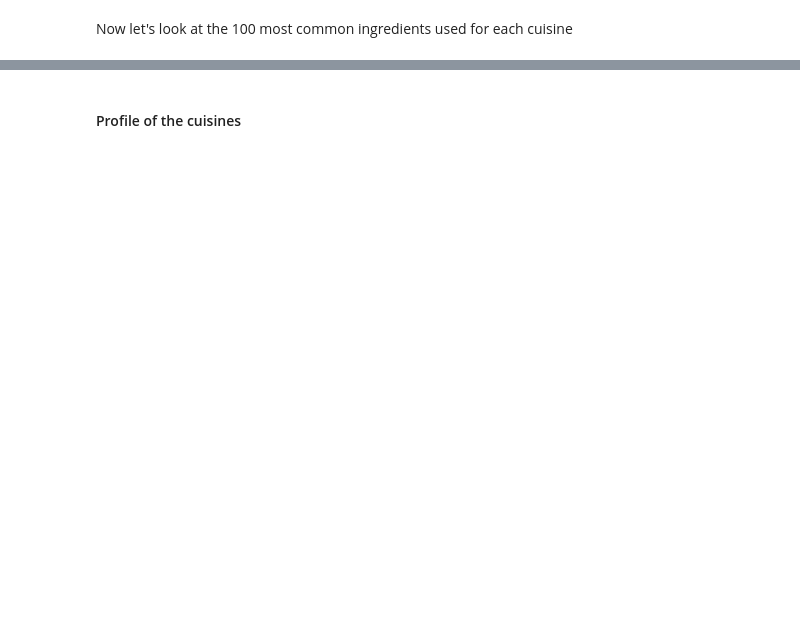
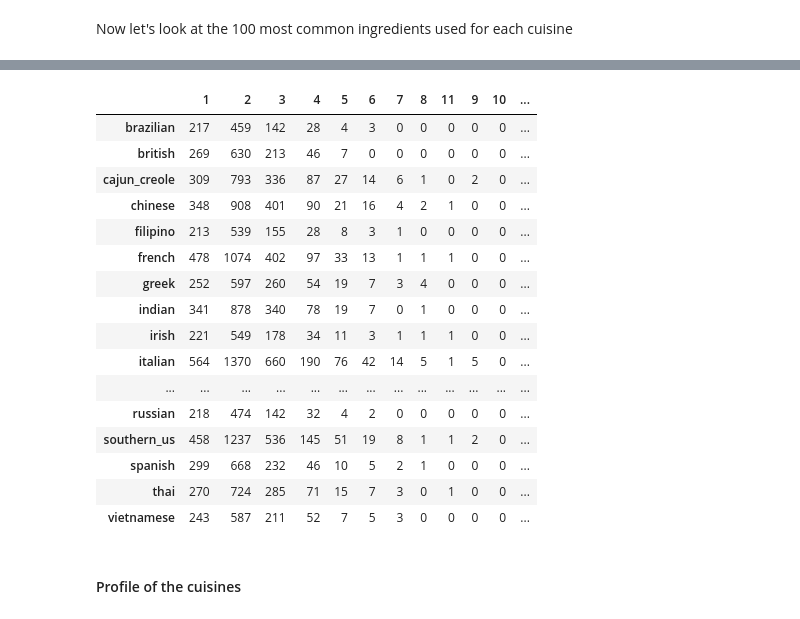
Before and after one commit to bluegrapes/DAT8Coursework, a Jupyter notebook: project2/code/README.ipynb, the cells around one changed output, grey strips where cells are left out. Saved outputs shown, nothing was run; the diff lists cells and outputs as text; code cells hidden in the pictures; blank space fills up the shorter version.

```diff
--- a/project2/code/README.ipynb
+++ b/project2/code/README.ipynb
@@ -145,3 +193,29 @@ for key, value in cuisine_dict.iteritems():
+# %%
+# vector of ngram for each cuisine
+ngram_index = {}
+for key, value in ngram_counters.iteritems():
+    ngram_index[key] = dict(value)
+df_ngram = pd.DataFrame.from_dict(ngram_index, orient='index')
+df_ngram = df_ngram.fillna(0)
+df_ngram
+# %% [output]
+|  | 1 | 2 | 3 | 4 | 5 | 6 | 7 | 8 | 11 | 9 | 10 | ... |
+| brazilian | 217 | 459 | 142 | 28 | 4 | 3 | 0 | 0 | 0 | 0 | 0 | ... |
+| british | 269 | 630 | 213 | 46 | 7 | 0 | 0 | 0 | 0 | 0 | 0 | ... |
+| cajun_creole | 309 | 793 | 336 | 87 | 27 | 14 | 6 | 1 | 0 | 2 | 0 | ... |
+| chinese | 348 | 908 | 401 | 90 | 21 | 16 | 4 | 2 | 1 | 0 | 0 | ... |
+| filipino | 213 | 539 | 155 | 28 | 8 | 3 | 1 | 0 | 0 | 0 | 0 | ... |
+| french | 478 | 1074 | 402 | 97 | 33 | 13 | 1 | 1 | 1 | 0 | 0 | ... |
+| greek | 252 | 597 | 260 | 54 | 19 | 7 | 3 | 4 | 0 | 0 | 0 | ... |
+| indian | 341 | 878 | 340 | 78 | 19 | 7 | 0 | 1 | 0 | 0 | 0 | ... |
+| irish | 221 | 549 | 178 | 34 | 11 | 3 | 1 | 1 | 1 | 0 | 0 | ... |
+| italian | 564 | 1370 | 660 | 190 | 76 | 42 | 14 | 5 | 1 | 5 | 0 | ... |
+| ... | ... | ... | ... | ... | ... | ... | ... | ... | ... | ... | ... | ... |
+| russian | 218 | 474 | 142 | 32 | 4 | 2 | 0 | 0 | 0 | 0 | 0 | ... |
+| southern_us | 458 | 1237 | 536 | 145 | 51 | 19 | 8 | 1 | 1 | 2 | 0 | ... |
+| spanish | 299 | 668 | 232 | 46 | 10 | 5 | 2 | 1 | 0 | 0 | 0 | ... |
+| thai | 270 | 724 | 285 | 71 | 15 | 7 | 3 | 0 | 1 | 0 | 0 | ... |
+| vietnamese | 243 | 587 | 211 | 52 | 7 | 5 | 3 | 0 | 0 | 0 | 0 | ... |
 # %% [markdown]
 #### Profile of the cuisines
 # %%
```
Also changed, not shown: parts of 7 cells of this notebook, 1 other file.
